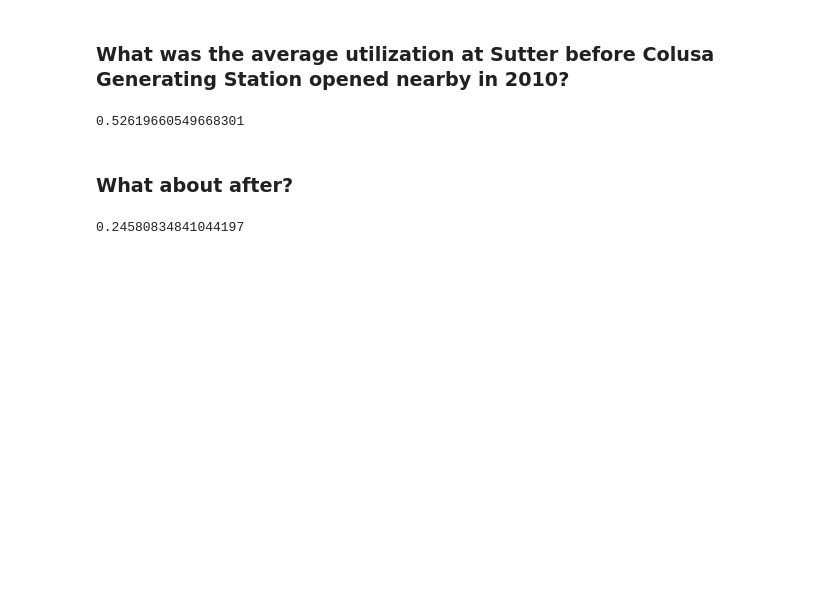
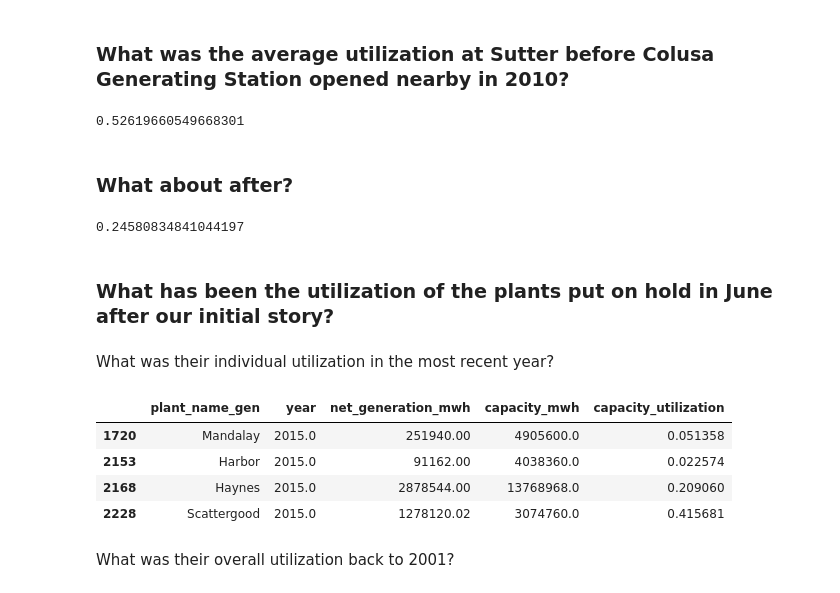
Before and after one commit to datadesk/california-electricity-capacity-analysis, a Jupyter notebook: analysis.ipynb, the cells around one changed output. Saved outputs shown, nothing was run; the diff lists cells and outputs as text; code cells hidden in the pictures; blank space fills up the shorter version.

Commit message:
Updated notebook with new analysis for June 6 story

```diff
--- a/analysis.ipynb
+++ b/analysis.ipynb
@@ -319,3 +321,5 @@ late_sutter = sutter.loc[pd.IndexSlice[[55112.0], 2011.0:],]
 late_sutter.net_generation_mwh.sum() / late_sutter.capacity_mwh.sum()
 # %% [output]
 0.24580834841044197
+# %% [markdown]
+### What has been the utilization of the plants put on hold in June after our initial story?
@@ -321,0 +337,18 @@ late_sutter.net_generation_mwh.sum() / late_sutter.capacity_mwh.sum()
+# %% [markdown]
+What was their individual utilization in the most recent year?
+# %%
+cancelled_df[cancelled_df.year == 2015][[
+    'plant_name_gen',
+    'year',
+    'net_generation_mwh',
+    'capacity_mwh',
+    'capacity_utilization'
+]]
+# %% [output]
+|  | plant_name_gen | year | net_generation_mwh | capacity_mwh | capacity_utilization |
+| 1720 | Mandalay | 2015.0 | 251940.00 | 4905600.0 | 0.051358 |
+| 2153 | Harbor | 2015.0 | 91162.00 | 4038360.0 | 0.022574 |
+| 2168 | Haynes | 2015.0 | 2878544.00 | 13768968.0 | 0.209060 |
+| 2228 | Scattergood | 2015.0 | 1278120.02 | 3074760.0 | 0.415681 |
+# %% [markdown]
+What was their overall utilization back to 2001?
```
Also changed, not shown: parts of 11 cells of this notebook, 1 other file.
